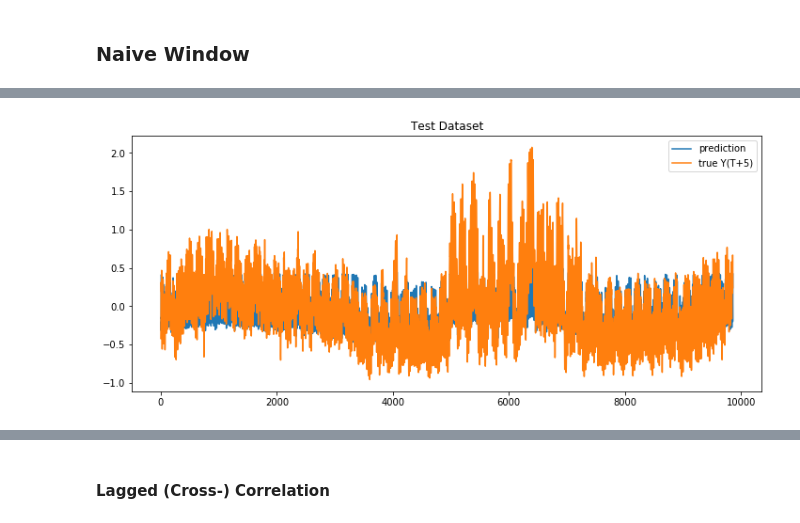
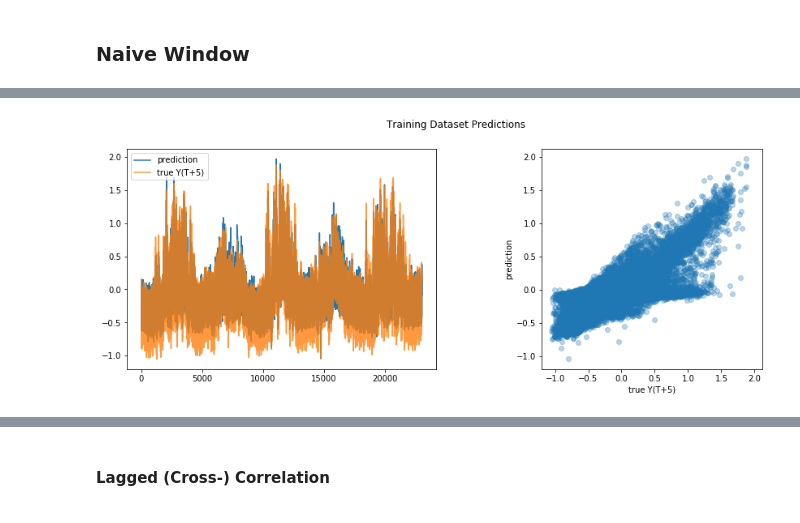
Before and after one commit to mshagirov/datathon2020, a Jupyter notebook: lab2/2_train_nn.ipynb, the cells around one changed output, grey strips where cells are left out. Saved outputs shown, nothing was run; the diff lists cells and outputs as text; code cells hidden in the pictures.

```diff
--- a/lab2/2_train_nn.ipynb
+++ b/lab2/2_train_nn.ipynb
@@ -126,9 +143,16 @@ plt.title('Training Dataset');
-# %%
-net.eval()
-plt.figure(figsize=[12,5])
-plt.plot(net(X_test[:,1:]).detach().numpy(),label='prediction')
-plt.plot(X_test[:,:1].numpy(),label='true Y(T+5)')
-plt.legend()
-plt.title('Test Dataset');
-# %% [output]
-[figure, removed]
+# %%
+net.eval()
+pred = net(x).detach().numpy()
+target = y.numpy()
+_,axs=plt.subplots(nrows=1,ncols=2,figsize=[15,5])
+axs[0].plot(pred,label='prediction')
+axs[0].plot(target,label='true Y(T+5)',alpha=.8)
+axs[0].legend()
+axs[1].plot(target,pred,'o',alpha=.3)
+axs[1].set_xlabel('true Y(T+5)')
+axs[1].set_ylabel('prediction')
+axs[1].axis('square')
+
+plt.suptitle('Training Dataset Predictions');
+# %% [output]
+[figure, added]
```
Also changed, not shown: parts of 23 cells of this notebook.
